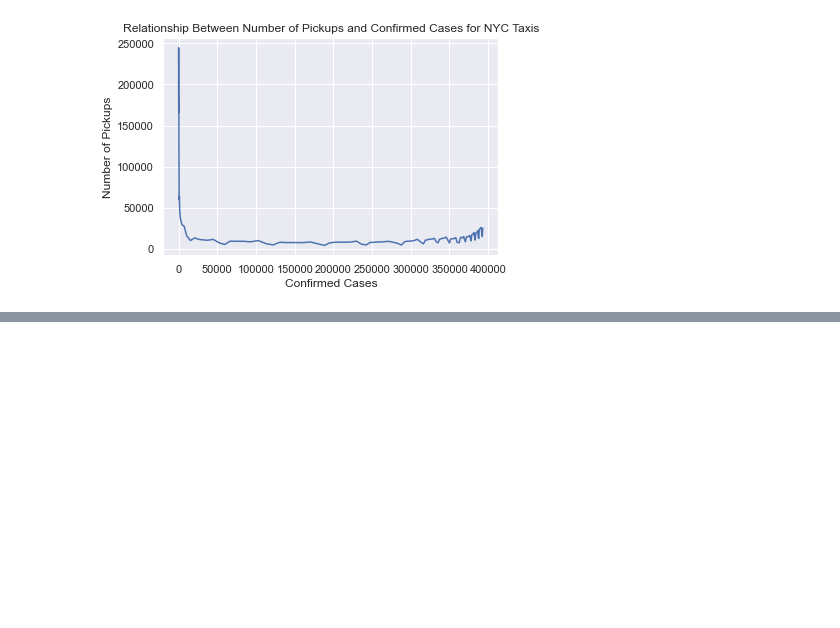
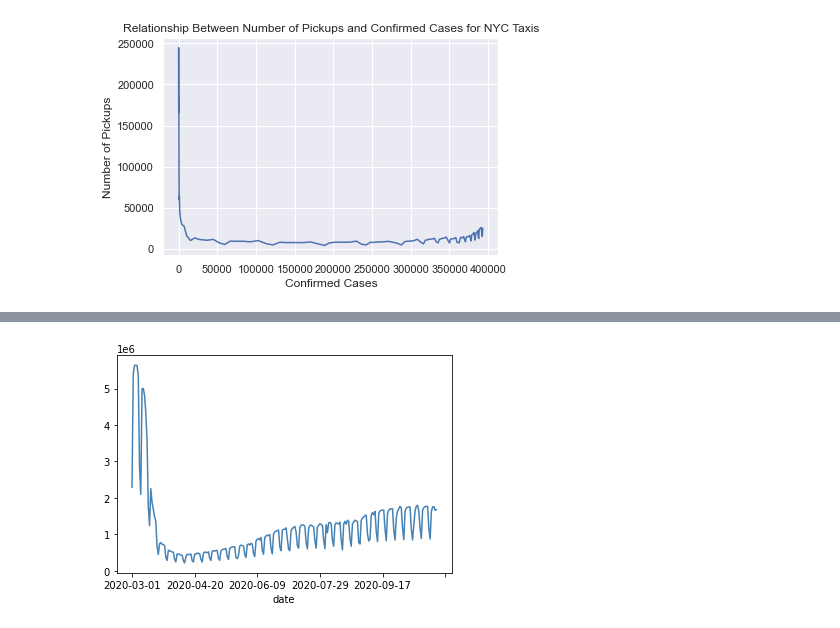
Before and after one commit to Johnson1602/big-data-project, a Jupyter notebook: covid-19.ipynb, the cells around one changed output, grey strips where cells are left out. Cells and saved outputs as stored; diff of their text form; code cells hidden in the pictures; blank space fills up the shorter version.

Commit message:
add mta changes during covid-19

```diff
--- a/covid-19.ipynb
+++ b/covid-19.ipynb
@@ -303,0 +311,3 @@ plt.show()
+# %%
+mta = pd.read_csv('/Users/johnson/Downloads/mta_2020_covid.csv', sep=',', header=None)
+mta.columns = ['date', 'count', 'co']
@@ -303,0 +323,5 @@ plt.show()
+# %%
+mta.set_index('date')['count'].plot(color='steelblue')
+plt.show()
+# %% [output]
+[figure, added]
```
Also changed, not shown: parts of 5 cells of this notebook.
